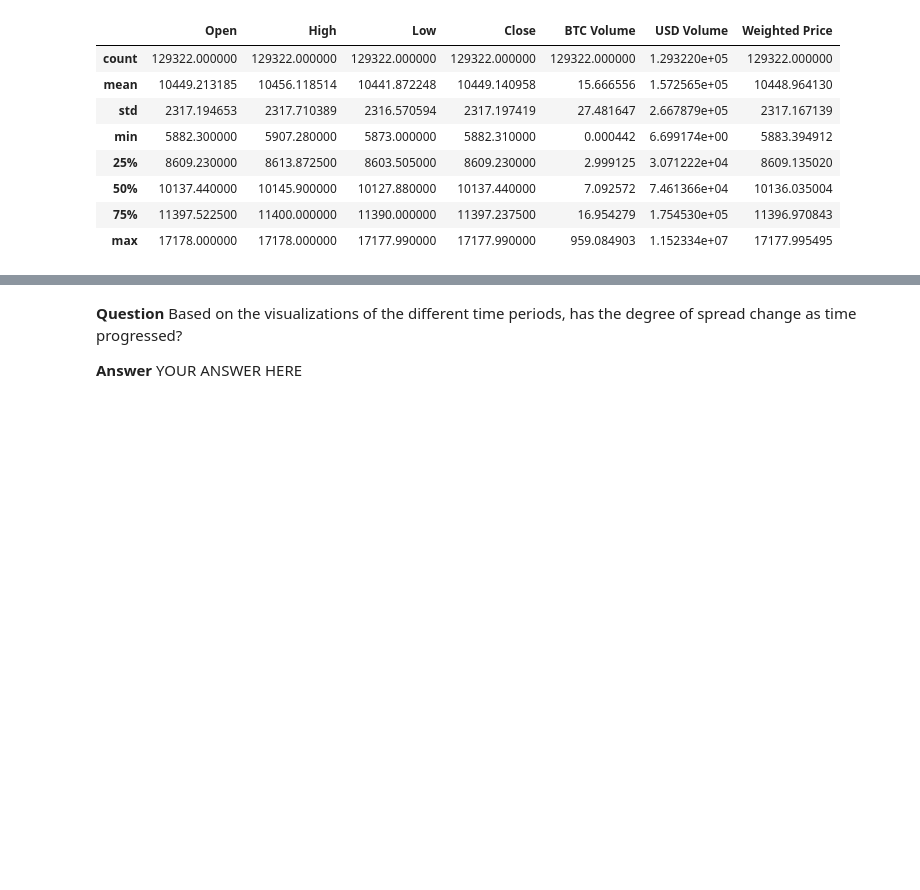
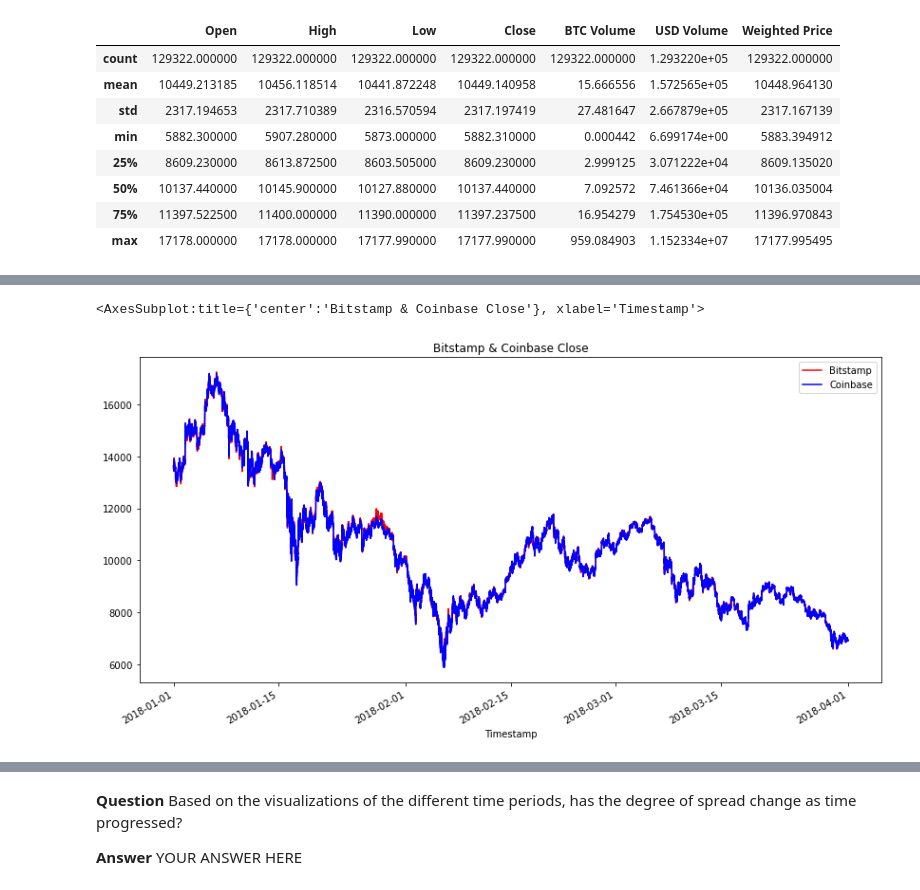
Before and after one commit to rdillens/03_Arbitrage_Opportunities, a Jupyter notebook: crypto_arbitrage.ipynb, the cells around one changed output, grey strips where cells are left out. Saved outputs shown, nothing was run; the diff lists cells and outputs as text; code cells hidden in the pictures; blank space fills up the shorter version.

```diff
--- a/crypto_arbitrage.ipynb
+++ b/crypto_arbitrage.ipynb
@@ -251,8 +257,12 @@ coinbase.describe(include='all')
 # %%
 # Overlay the visualizations for the bitstamp and coinbase DataFrames in one plot
 # The plot should visualize the prices over the full lenth of the dataset
 # Be sure to include the parameters: legend, figure size, title, and color and label
-# YOUR CODE HERE
+bitstamp_sliced.plot(figsize=(14,7), title="Bitstamp & Coinbase Close", color="red", legend=True, label="Bitstamp")
+coinbase_sliced.plot(figsize=(14,7), color="blue", legend=True, label="Coinbase")
+# %% [output]
+<AxesSubplot:title={'center':'Bitstamp & Coinbase Close'}, xlabel='Timestamp'>
+[figure, added]
 # %%
 # Using the loc and plot functions, create an overlay plot that visualizes
 # the price action of both DataFrames for a one month period early in the dataset
```
Also changed, not shown: parts of 5 cells of this notebook.
